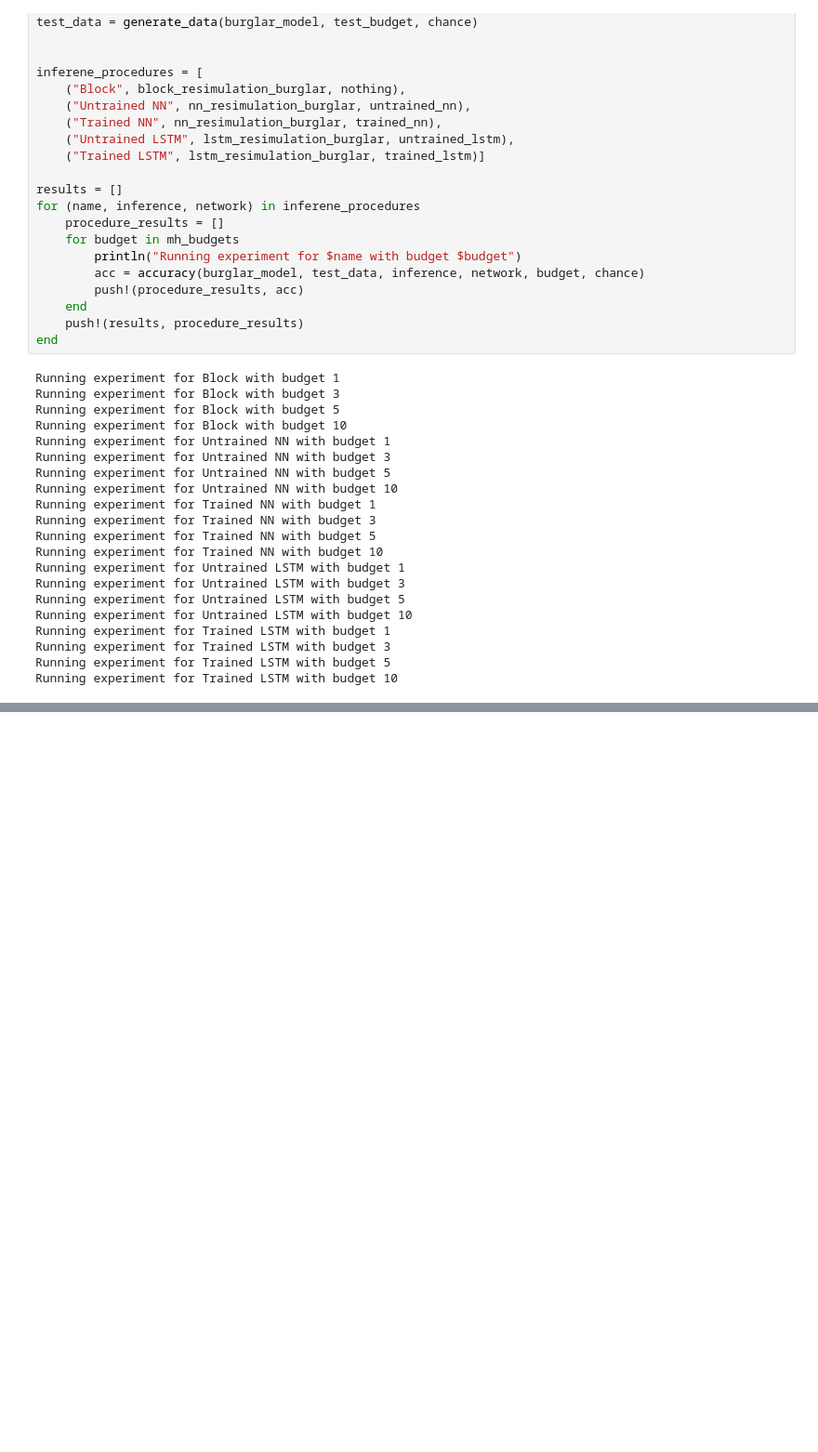
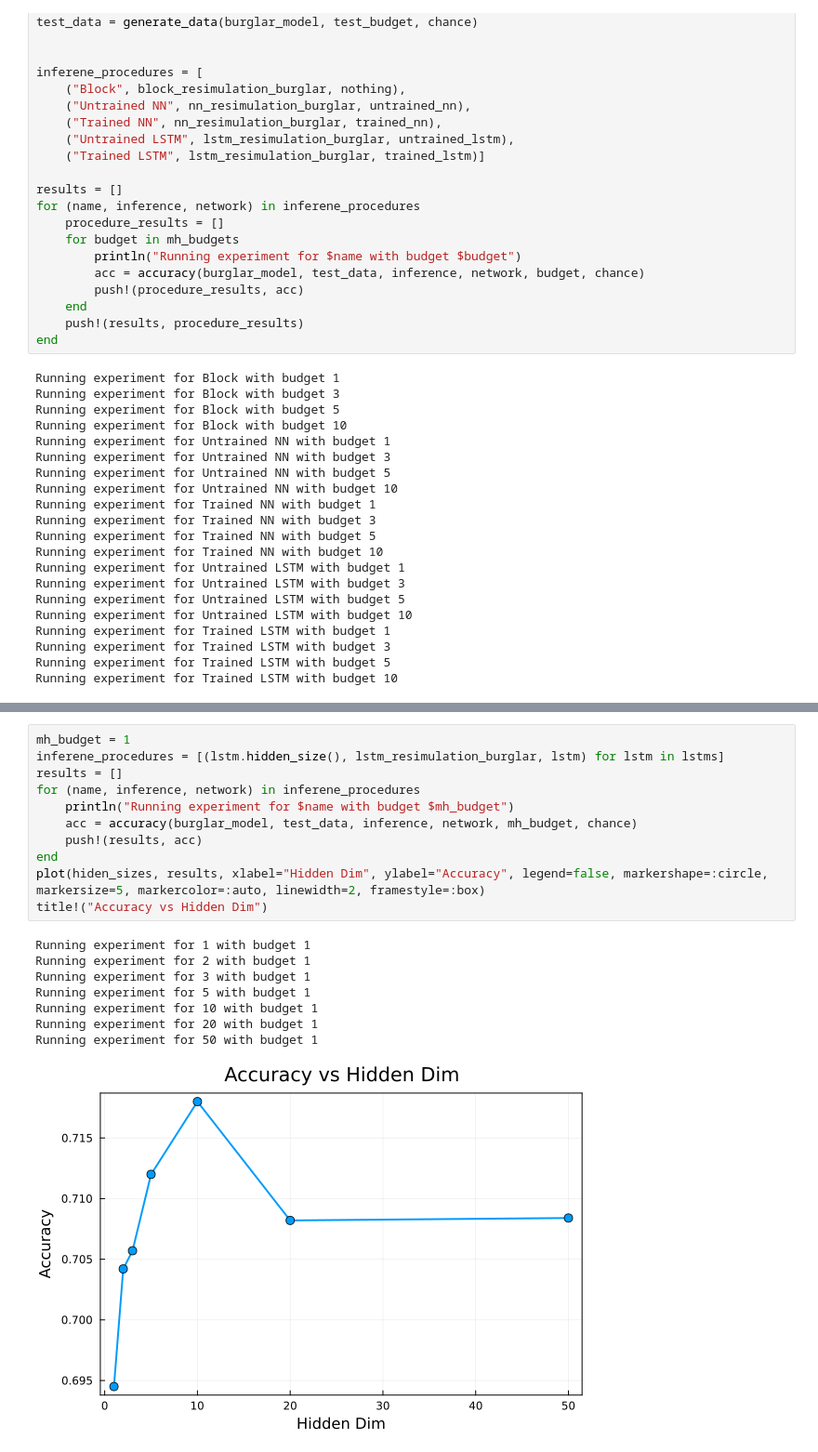
Before and after one commit to felixk29/compile_inference, a Jupyter notebook: compiled_inference.ipynb, the cells around one changed output, grey strips where cells are left out. Shown: that part at 93% size. Drawn from its saved outputs; the diff is of its cells as text; blank space fills up the shorter version.

```diff
--- a/compiled_inference.ipynb
+++ b/compiled_inference.ipynb
@@ -683,0 +741,20 @@ legend=:bottomright, title="Accuracy vs MH Budget", markershape=:circle, markers
+# %%
+mh_budget = 1
+inferene_procedures = [(lstm.hidden_size(), lstm_resimulation_burglar, lstm) for lstm in lstms]
+results = []
+for (name, inference, network) in inferene_procedures
+    println("Running experiment for $name with budget $mh_budget")
+    acc = accuracy(burglar_model, test_data, inference, network, mh_budget, chance)
+    push!(results, acc)
+end
+plot(hiden_sizes, results, xlabel="Hidden Dim", ylabel="Accuracy", legend=false, markershape=:circle, markersize=5, markercolor=:auto, linewidth=2, framestyle=:box)
+title!("Accuracy vs Hidden Dim")
+# %% [output]
+Running experiment for 1 with budget 1
+Running experiment for 2 with budget 1
+Running experiment for 3 with budget 1
+Running experiment for 5 with budget 1
+Running experiment for 10 with budget 1
+Running experiment for 20 with budget 1
+Running experiment for 50 with budget 1
+[figure, added]
```
Also changed, not shown: parts of 18 cells of this notebook.
